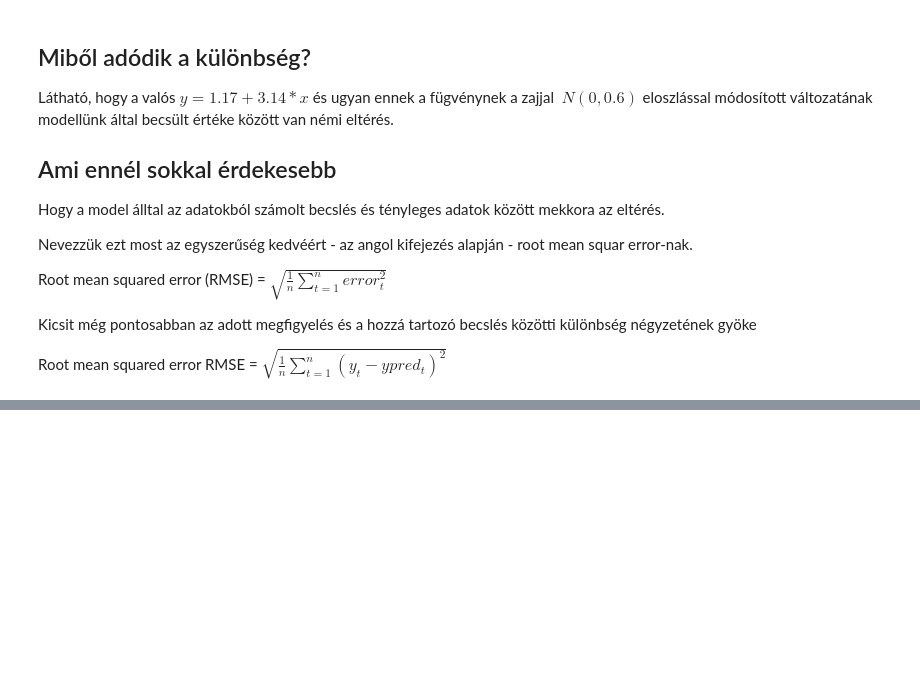
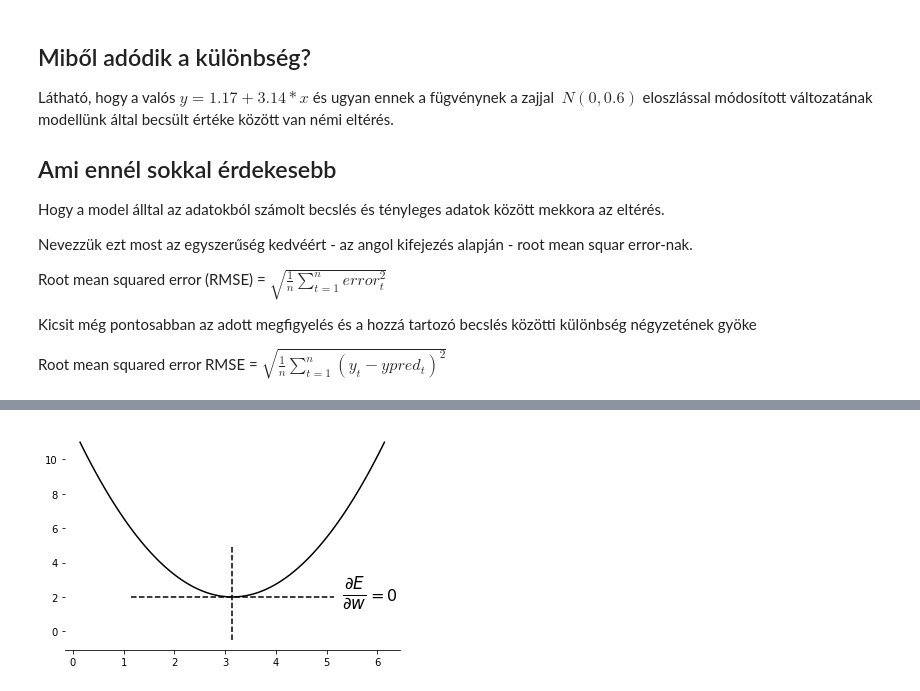
Before and after one commit to JoDeMiro/Statistics, a Jupyter notebook: Python_Statistics_03_Linear_Regression.ipynb, the cells around one changed output, grey strips where cells are left out. Saved outputs shown, nothing was run; the diff lists cells and outputs as text; code cells hidden in the pictures; blank space fills up the shorter version.

```diff
--- a/Python_Statistics_03_Linear_Regression.ipynb
+++ b/Python_Statistics_03_Linear_Regression.ipynb
@@ -664,0 +688,20 @@ mean_squared_error(y_test, y_predict_test)
+# %%
+w = np.linspace(-3, 3, 100)
+e = np.power(w, 2) + 2
+
+# y = 1.17 + 3.14 * x
+
+fig = plt.figure()
+ax = fig.add_subplot(111)
+
+ax.plot(w + 3.14, e, c = 'black')
+ax.vlines(3.14, ymin = -0.5, ymax = 5, colors = 'black', linestyles = 'dashed')
+ax.hlines(2, xmin = 1.14, xmax = 5.14, colors = 'black', linestyles = 'dashed')
+ax.text(5.3, 1.8, r'$\frac{\partial E}{\partial w}$', color = 'black', fontsize = 24)
+ax.text(5.8, 1.8, r'$ = 0$', color = 'black', fontsize = 16)
+ax.spines['top'].set_visible(False)
+ax.spines['right'].set_visible(False)
+ax.spines['left'].set_visible(False)
+plt.show()
+# %% [output]
+[figure, added]
```
Also changed, not shown: parts of 26 cells of this notebook.
